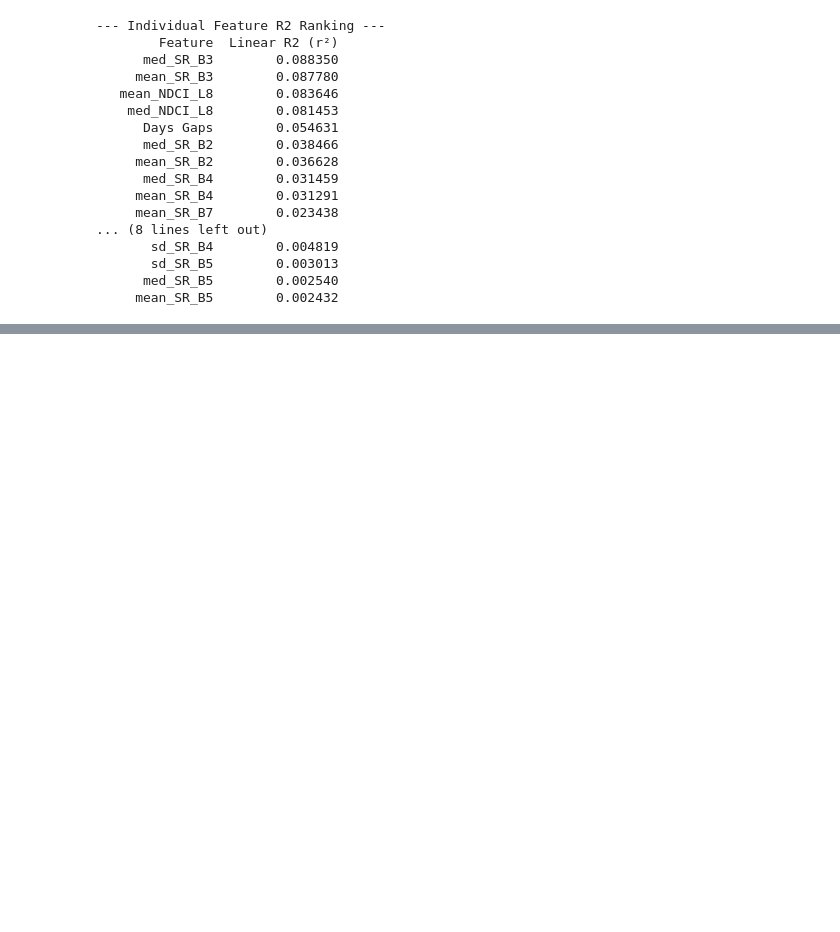
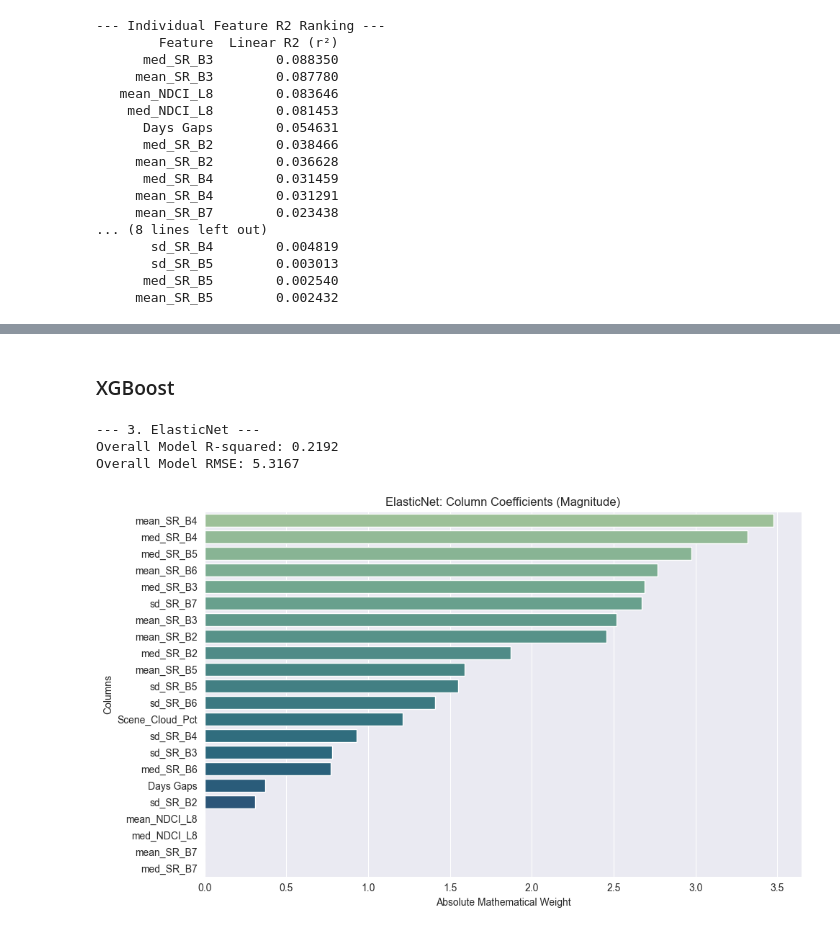
Before and after one commit to anup-adhikari10/chlorophyll_data_evaluation, a Jupyter notebook: L89.ipynb, the cells around one changed output, grey strips where cells are left out. Saved outputs shown, nothing was run; the diff lists cells and outputs as text; code cells hidden in the pictures; blank space fills up the shorter version.

```diff
--- a/L89.ipynb
+++ b/L89.ipynb
@@ -129,0 +199,45 @@ print(linear_r2_df.to_string(index=False))
+# %% [markdown]
+### XGBoost
+# %%
+from sklearn.linear_model import ElasticNetCV
+import numpy as np
+import pandas as pd
+import matplotlib.pyplot as plt
+import seaborn as sns
+from sklearn.metrics import mean_squared_error, r2_score
+
+enet = ElasticNetCV(cv=5, max_iter=10000, random_state=42)
+enet.fit(X_train_scaled, y_train)
+
+y_pred_enet = enet.predict(X_test_scaled)
+r2_enet = r2_score(y_test, y_pred_enet)
+rmse_enet = np.sqrt(mean_squared_error(y_test, y_pred_enet))
+
+print("--- 3. ElasticNet ---")
+print(f"Overall Model R-squared: {r2_enet:.4f}")
+print(f"Overall Model RMSE: {rmse_enet:.4f}\n")
+
+enet_importances = pd.DataFrame({
+    'Feature': feature_cols,
+    'Coefficient_Magnitude': np.abs(enet.coef_)
+}).sort_values(by='Coefficient_Magnitude', ascending=False)
+
+plt.figure(figsize=(10, 6))
+sns.barplot(
+    x='Coefficient_Magnitude',
+    y='Feature',
+    data=enet_importances,
+    palette='crest',
+    hue='Feature',
+    legend=False
+)
+plt.title('ElasticNet: Column Coefficients (Magnitude)')
+plt.xlabel('Absolute Mathematical Weight')
+plt.ylabel('Columns')
+plt.tight_layout()
+plt.show()
+# %% [output]
+--- 3. ElasticNet ---
+Overall Model R-squared: 0.2192
+Overall Model RMSE: 5.3167
+[figure, added]
```
Also changed, not shown: parts of 12 cells of this notebook, 1 other file.
